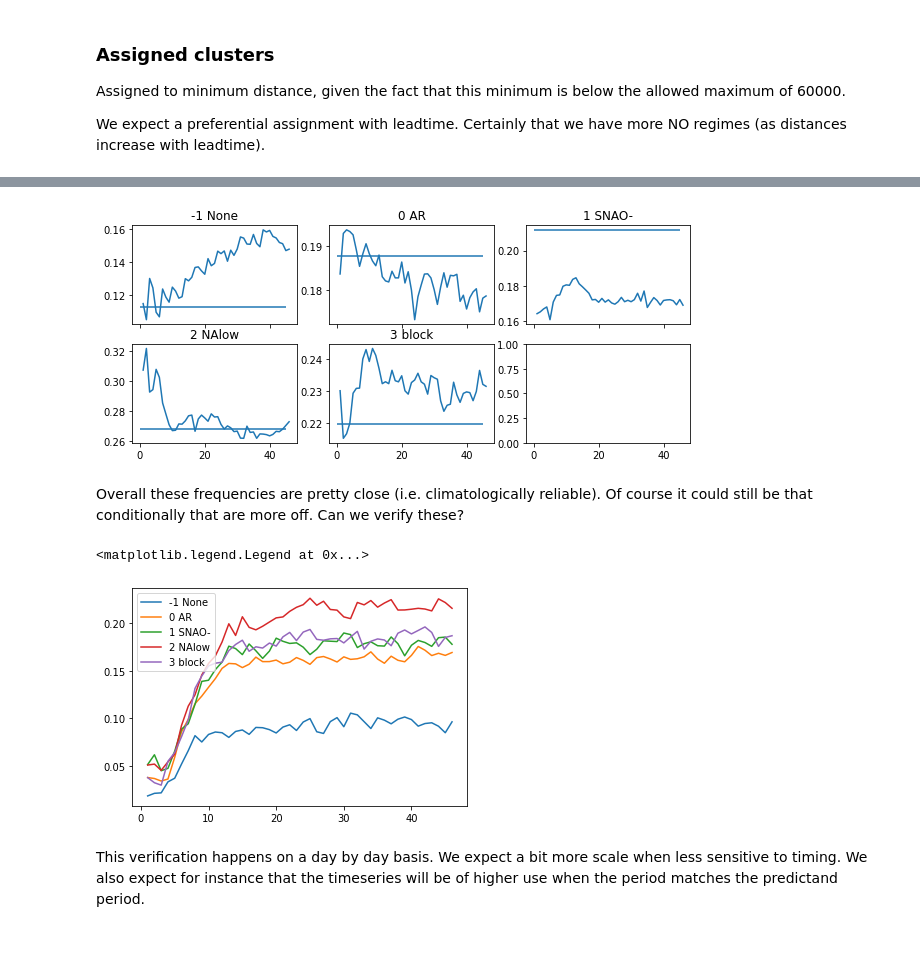
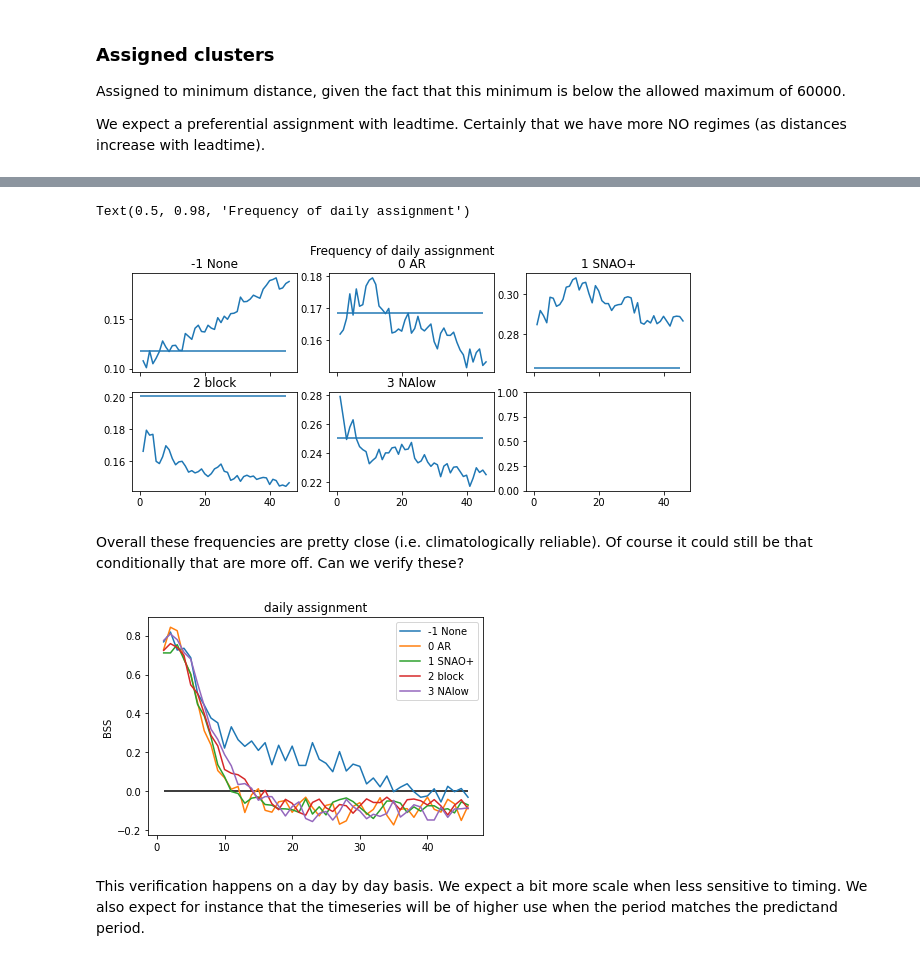
Before and after one commit to chiemvs/SubSeas, a Jupyter notebook: CheckRegimes.ipynb, the cells around one changed output, grey strips where cells are left out. Saved outputs shown, nothing was run; the diff lists cells and outputs as text; code cells hidden in the pictures.

```diff
--- a/CheckRegimes.ipynb
+++ b/CheckRegimes.ipynb
@@ -9,10 +9,10 @@ from sklearn.metrics import brier_score_loss
 # %%
-distances = '/nobackup_1/users/straaten/match/test_distances2.hdf'
-ids = '/nobackup_1/users/straaten/match/test_ids2.hdf'
+distances = '/nobackup_1/users/straaten/match/paper3-4-regimes_z-anom_JJA_45r1_1D-frequency_distances.h5'
+ids = '/nobackup_1/users/straaten/match/paper3-4-regimes_z-anom_JJA_45r1_1D-frequency_ids.h5'
 distances = pd.read_hdf(distances)
 ids = pd.read_hdf(ids)
 # %%
-code_table = pd.Series(['None','AR','SNAO-','NAlow','block'], pd.Index(range(-1,4), name = 'clustid'), name = 'alias')
+code_table = pd.Series(['None','AR','SNAO+','block','NAlow'], pd.Index(range(-1,4), name = 'clustid'), name = 'alias')
 # %% [markdown]
 ### Distance to clusters
 Should not be a linear function of time (regimes are on detrended data), can have variability in time of course:
@@ -88,4 +76,8 @@ fig, ax = plt.subplots()
 for clustid in obs_freqs.index:
     ax.plot(forecast_freqs.index, forecast_freqs.loc[:,clustid], label = f'{clustid} {code_table.loc[clustid]}')
 ax.legend()
+ax.set_ylabel('frequency in all data')
+ax.set_xlabel('leadtime (days)')
+ax.set_title('daily regime assignment')
+plt.show()
 # %% [output]
@@ -99,26 +90,35 @@ for i, clustid in enumerate(obs_freqs.index):
     im = ax.plot(forecast_freqs.index, forecast_freqs.loc[:,clustid], label = clustid)
     ax.set_title(f'{clustid} {code_table.loc[clustid]}')
     ax.hlines(y = obs_freqs.loc[clustid], xmin = 0, xmax = 45)
+plt.suptitle('Frequency of daily assignment')
 # %% [output]
+Text(0.5, 0.98, 'Frequency of daily assignment')
-[figure, old version]
+[figure, new version]
 # %% [markdown]
 Overall these frequencies are pretty close (i.e. climatologically reliable). Of course it could still be that conditionally that are more off. Can we verify these?
 # %%
 scores = pd.Series(np.nan, index = pd.MultiIndex.from_product([ids.leadtime.unique(),code_table.index], names = ['leadtime','clustid']))
+climscores = pd.Series(np.nan, index = code_table.index)
 for leadtime, clustid in scores.index:
     subset = ids.loc[(ids['leadtime'] == leadtime).values,:]
     pi = ((subset['forecast'] == clustid).sum(axis = 1))/11 # + 0.5) / 12
     oi = (subset['observation'] == clustid)
     scores.loc[(leadtime,clustid)] = brier_score_loss(y_true = oi, y_prob=pi)
+    climscores.loc[clustid] = brier_score_loss(oi, np.full(oi.shape, fill_value = obs_freqs.loc[clustid]))
 scores = scores.unstack('clustid')
+assert climscores.index.equals(scores.columns)
+bss = pd.DataFrame(1 - scores.values / climscores.values[np.newaxis, :], columns = scores.columns, index = scores.index)
 # %%
 fig, ax = plt.subplots()
+ax.hlines(y = 0, xmin = bss.index.min(), xmax = bss.index.max(), color = 'black')
 for clustid in scores.columns:
-    ax.plot(scores.index, scores.loc[:,clustid], label = f'{clustid} {code_table.loc[clustid]}')
+    ax.plot(bss.index, bss.loc[:,clustid], label = f'{clustid} {code_table.loc[clustid]}')
 ax.legend()
+ax.set_ylabel('BSS')
+ax.set_title('daily assignment')
+plt.show()
 # %% [output]
-<matplotlib.legend.Legend at 0x...>
-[figure, old version]
+[figure, new version]
 # %% [markdown]
 This verification happens on a day by day basis. We expect a bit more scale when less sensitive to timing. We also expect for instance that the timeseries will be of higher use when the period matches the predictand period.
 # %% [markdown]
```
Also changed, not shown: parts of 30 cells of this notebook, 6 other files.
